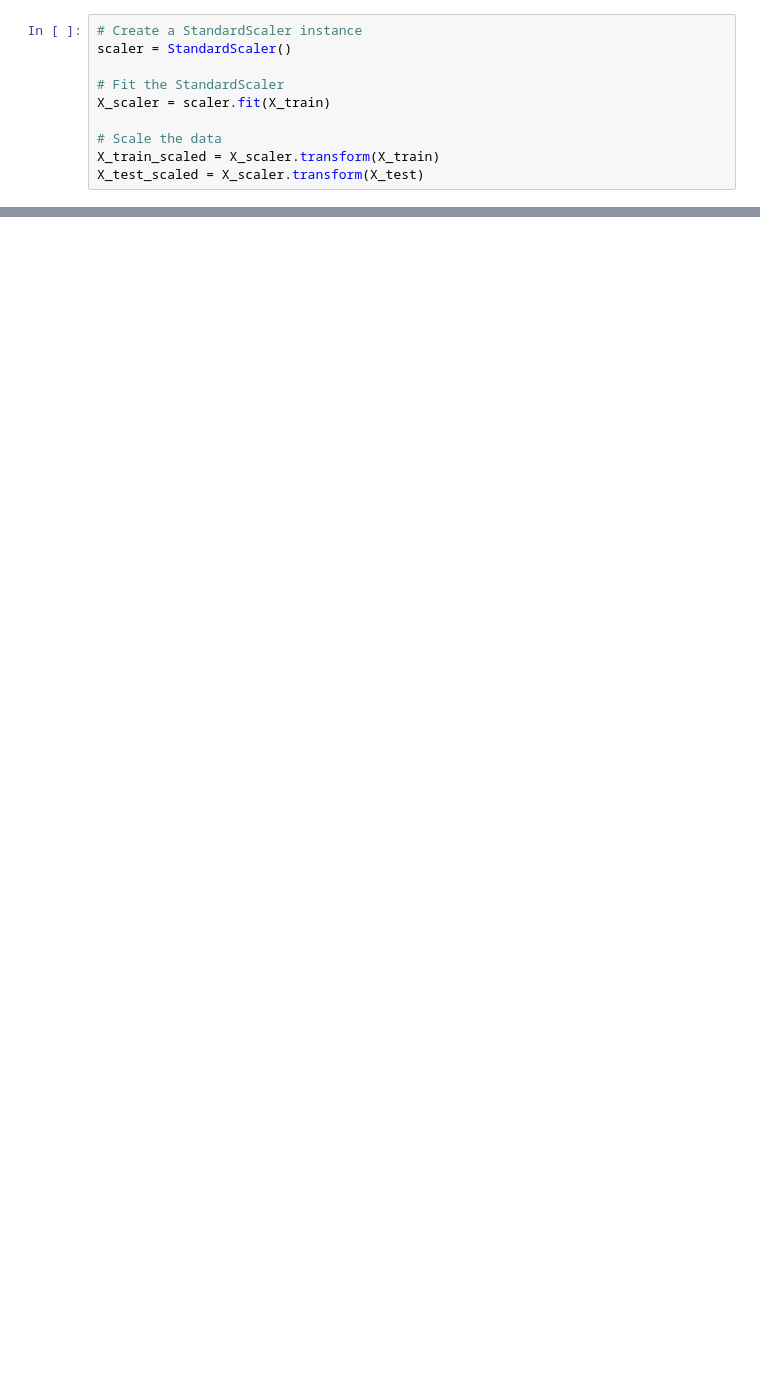
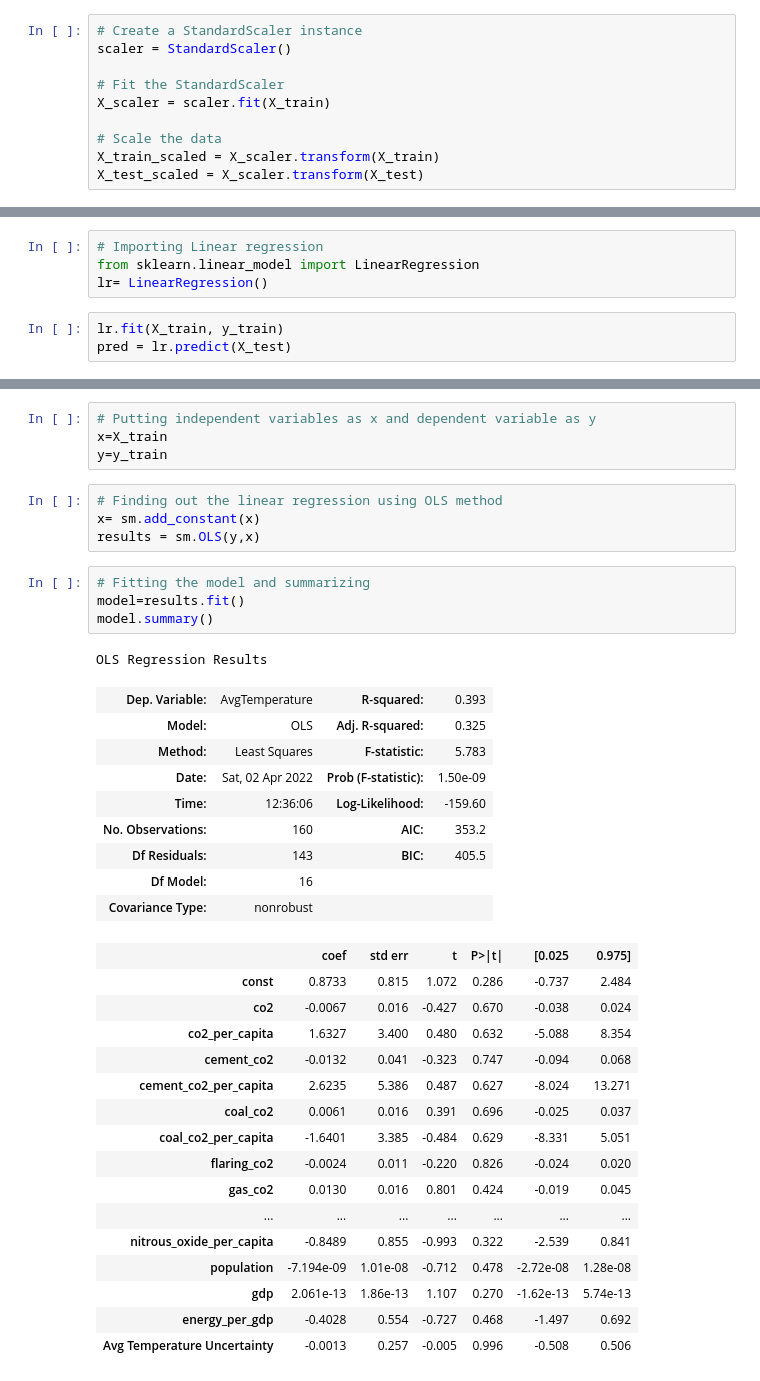
Before and after one commit to moesteelo/Predicting-Temperature-with-CO2-Data, a Jupyter notebook: Machine Learning Process /Supervised_Machine_Learning_CO2_Data.ipynb, the cells around one changed output, grey strips where cells are left out. Cells and saved outputs as stored; diff of their text form; blank space fills up the shorter version.

```diff
--- a/Machine Learning Process /Supervised_Machine_Learning_CO2_Data.ipynb
+++ b/Machine Learning Process /Supervised_Machine_Learning_CO2_Data.ipynb
@@ -308,0 +321,7 @@ Loss: -2.044677378067661e+16, Accuracy: 0.0
+# %%
+# Importing Linear regression
+from sklearn.linear_model import LinearRegression
+lr= LinearRegression()
+# %%
+lr.fit(X_train, y_train)
+pred = lr.predict(X_test)
@@ -308,0 +334,39 @@ Loss: -2.044677378067661e+16, Accuracy: 0.0
+# %%
+# Putting independent variables as x and dependent variable as y
+x=X_train
+y=y_train
+# %%
+# Finding out the linear regression using OLS method
+x= sm.add_constant(x)
+results = sm.OLS(y,x)
+# %%
+# Fitting the model and summarizing
+model=results.fit()
+model.summary()
+# %% [output]
+OLS Regression Results
+| Dep. Variable: | AvgTemperature | R-squared: | 0.393 |
+| Model: | OLS | Adj. R-squared: | 0.325 |
+| Method: | Least Squares | F-statistic: | 5.783 |
+| Date: | Sat, 02 Apr 2022 | Prob (F-statistic): | 1.50e-09 |
+| Time: | 12:36:06 | Log-Likelihood: | -159.60 |
+| No. Observations: | 160 | AIC: | 353.2 |
+| Df Residuals: | 143 | BIC: | 405.5 |
+| Df Model: | 16 |  |  |
+| Covariance Type: | nonrobust |  |  |
+|  | coef | std err | t | P>|t| | [0.025 | 0.975] |
+| const | 0.8733 | 0.815 | 1.072 | 0.286 | -0.737 | 2.484 |
+| co2 | -0.0067 | 0.016 | -0.427 | 0.670 | -0.038 | 0.024 |
+| co2_per_capita | 1.6327 | 3.400 | 0.480 | 0.632 | -5.088 | 8.354 |
+| cement_co2 | -0.0132 | 0.041 | -0.323 | 0.747 | -0.094 | 0.068 |
+| cement_co2_per_capita | 2.6235 | 5.386 | 0.487 | 0.627 | -8.024 | 13.271 |
+| coal_co2 | 0.0061 | 0.016 | 0.391 | 0.696 | -0.025 | 0.037 |
+| coal_co2_per_capita | -1.6401 | 3.385 | -0.484 | 0.629 | -8.331 | 5.051 |
+| flaring_co2 | -0.0024 | 0.011 | -0.220 | 0.826 | -0.024 | 0.020 |
+| gas_co2 | 0.0130 | 0.016 | 0.801 | 0.424 | -0.019 | 0.045 |
+| ... | ... | ... | ... | ... | ... | ... |
+| nitrous_oxide_per_capita | -0.8489 | 0.855 | -0.993 | 0.322 | -2.539 | 0.841 |
+| population | -7.194e-09 | 1.01e-08 | -0.712 | 0.478 | -2.72e-08 | 1.28e-08 |
+| gdp | 2.061e-13 | 1.86e-13 | 1.107 | 0.270 | -1.62e-13 | 5.74e-13 |
+| energy_per_gdp | -0.4028 | 0.554 | -0.727 | 0.468 | -1.497 | 0.692 |
+| Avg Temperature Uncertainty | -0.0013 | 0.257 | -0.005 | 0.996 | -0.508 | 0.506 |
```
Also changed, not shown: parts of 18 cells of this notebook.
